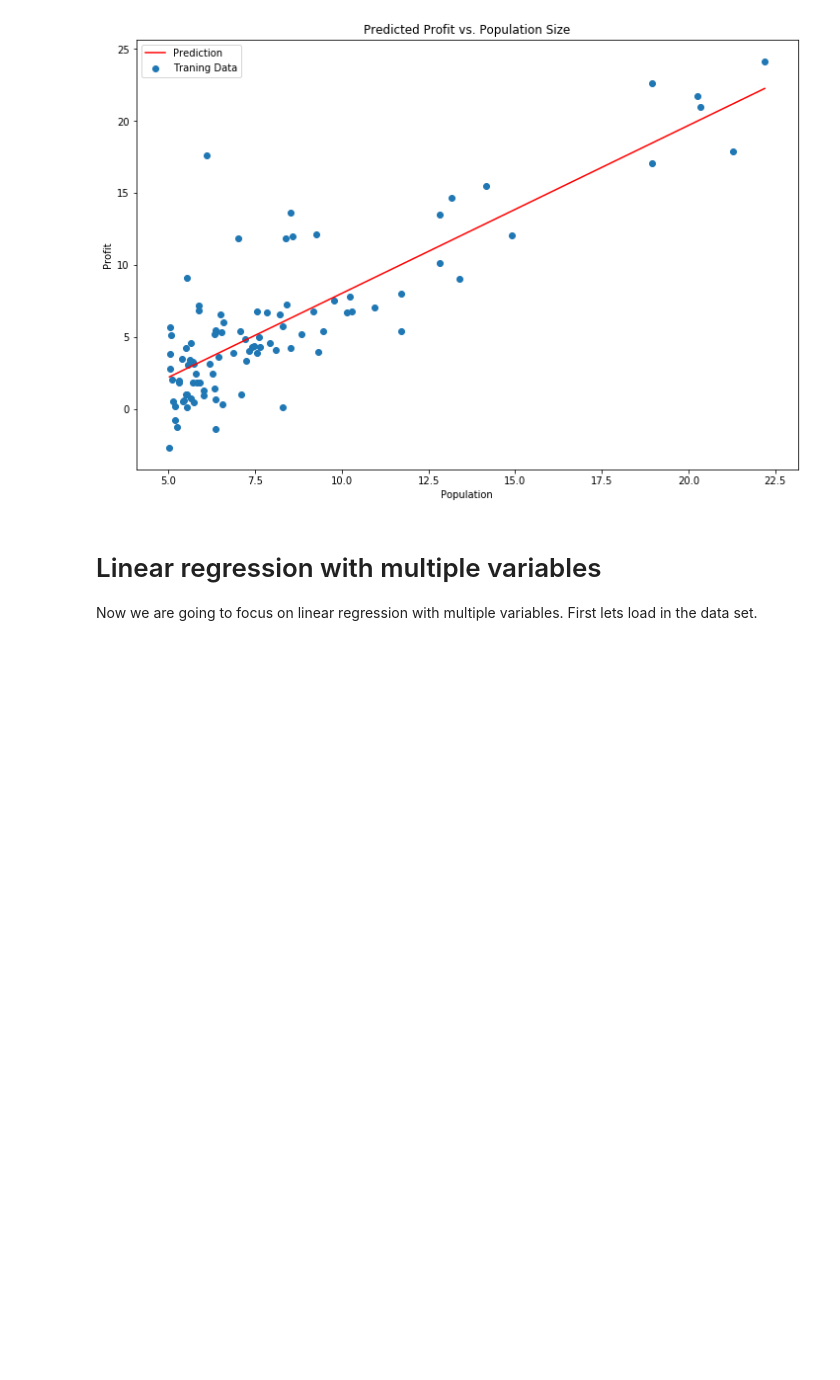
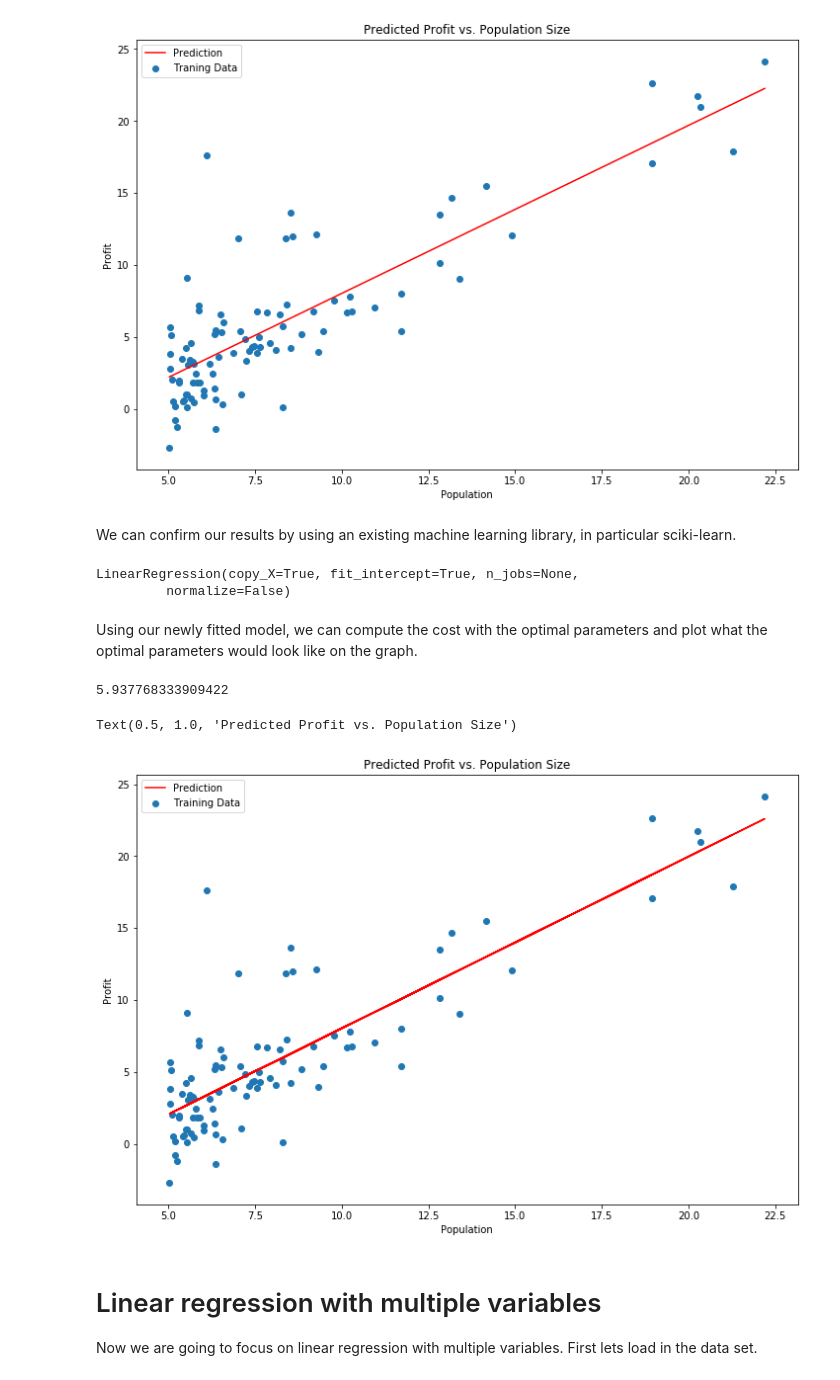
Before and after one commit to mattfan00/IntroML, a Jupyter notebook: ex1/ex1.ipynb, the cells around one changed output. Saved outputs shown, nothing was run; the diff lists cells and outputs as text; code cells hidden in the pictures; blank space fills up the shorter version.

Commit message:
added sklearn linear regression model to ex1

```diff
--- a/ex1/ex1.ipynb
+++ b/ex1/ex1.ipynb
@@ -109,3 +109,5 @@ ax.set_title('Predicted Profit vs. Population Size')
 # %% [output]
 Text(0.5, 1.0, 'Predicted Profit vs. Population Size')
 [figure]
+# %% [markdown]
+We can confirm our results by using an existing machine learning library, in particular sciki-learn.
@@ -112,3 +117,36 @@ Text(0.5, 1.0, 'Predicted Profit vs. Population Size')
+# %%
+data = pd.read_csv('ex1data1.txt', names=['Population', 'Profit'])
+
+
+X = data.iloc[:, 0:len(data.columns)-1]
+y = data.iloc[:, len(data.columns)-1: len(data.columns)]
+
+model = linear_model.LinearRegression()
+model.fit(X, y)
+# %% [output]
+LinearRegression(copy_X=True, fit_intercept=True, n_jobs=None,
+         normalize=False)
+# %% [markdown]
+Using our newly fitted model, we can compute the cost with the optimal parameters and plot what the optimal parameters would look like on the graph.
+# %%
+y_predict = model.predict(X)
+mean_squared_error(X, y_predict)
+# %% [output]
+5.937768333909422
+# %%
+x = X
+f = y_predict
+
+fig, ax = plt.subplots(figsize=(12,8))
+ax.plot(x, f, 'r', label='Prediction')
+ax.scatter(data.Population, data.Profit, label='Training Data')
+ax.legend(loc=2)
+ax.set_xlabel('Population')
+ax.set_ylabel('Profit')
+ax.set_title('Predicted Profit vs. Population Size')
+# %% [output]
+Text(0.5, 1.0, 'Predicted Profit vs. Population Size')
+[figure, added]
 # %% [markdown]
 # Linear regression with multiple variables
 
```
Also changed, not shown: parts of 12 cells of this notebook.
